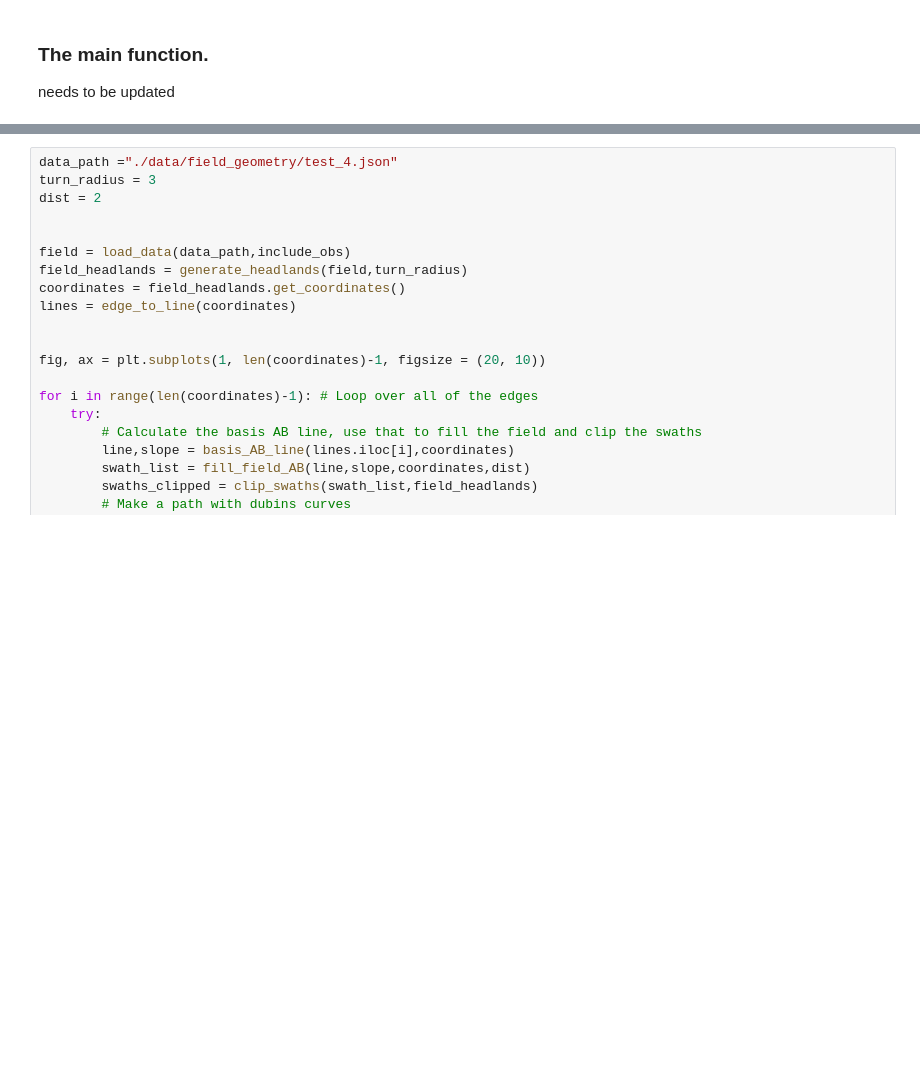
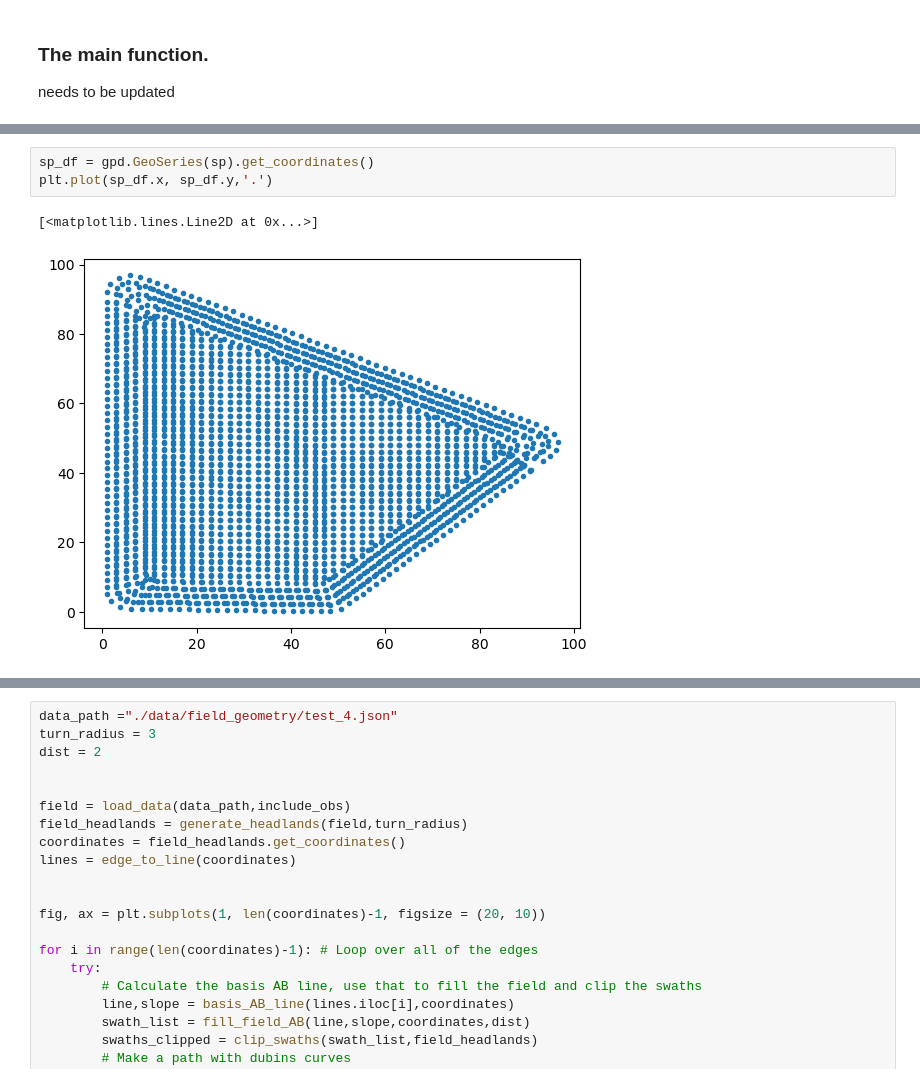
Before and after one commit to NickBak08/AgricultureRobotics, a Jupyter notebook: PathPlanning/cleanedup.ipynb, the cells around one changed output, grey strips where cells are left out. Saved outputs shown, nothing was run; the diff lists cells and outputs as text; blank space fills up the shorter version.

```diff
--- a/PathPlanning/cleanedup.ipynb
+++ b/PathPlanning/cleanedup.ipynb
@@ -540,0 +565,6 @@ No swaths were generated, need to decompose the field.
+# %%
+sp_df = gpd.GeoSeries(sp).get_coordinates()
+plt.plot(sp_df.x, sp_df.y,'.')
+# %% [output]
+[<matplotlib.lines.Line2D at 0x...>]
+[figure, added]
```
Also changed, not shown: parts of 5 cells of this notebook.
